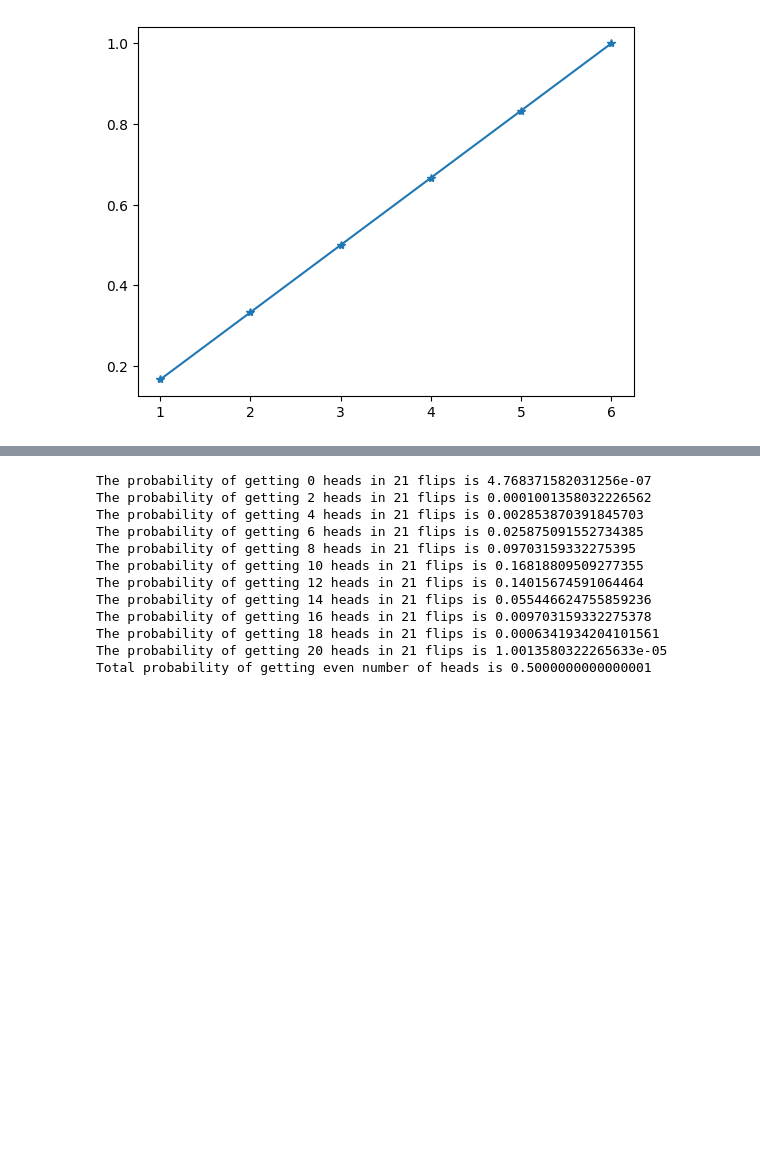
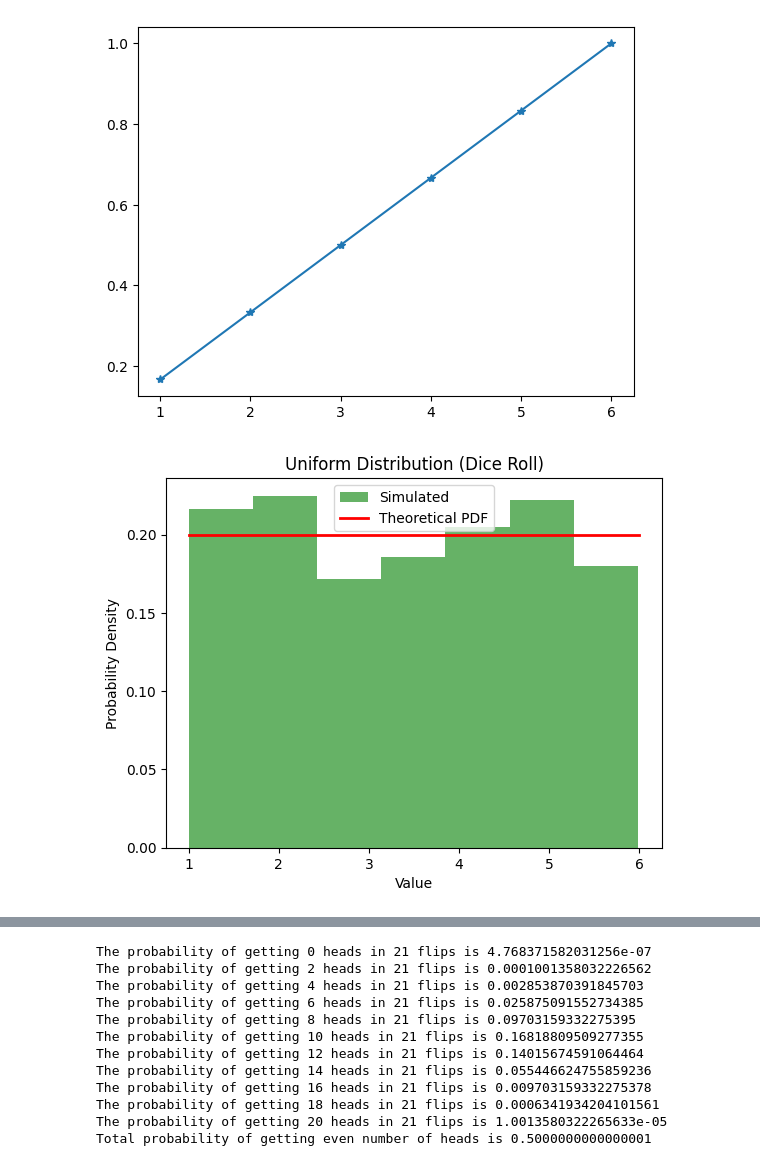
Before and after one commit to milicak/Data_Analysis_Course, a Jupyter notebook: Sample_distributions_mean_median_std.ipynb, the cells around one changed output, grey strips where cells are left out. Saved outputs shown, nothing was run; the diff lists cells and outputs as text; code cells hidden in the pictures; blank space fills up the shorter version.

```diff
--- a/Sample_distributions_mean_median_std.ipynb
+++ b/Sample_distributions_mean_median_std.ipynb
@@ -113,6 +113,33 @@ plt.plot(x,1/len(x)*x,'-*')
 # %% [output]
 [<matplotlib.lines.Line2D at 0x...>]
 [figure]
+# %%
+# prompt: unifort distrubution dice pdf
+
+import numpy as np
+import matplotlib.pyplot as plt
+from scipy.stats import uniform
+
+# Define the parameters of the uniform distribution
+a = 1  # Lower bound
+b = 6  # Upper bound
+
+# Generate random samples from the uniform distribution
+samples = (np.random.uniform(a, b, size=500))
+# Create a histogram of the samples
+plt.hist(samples, bins=7, density=True, alpha=0.6, color='g', label='Simulated')
+# Create the theoretical probability density function (PDF)
+x = np.linspace(a, b, 100)
+pdf = uniform.pdf(x, loc=a, scale=b-a)
+plt.plot(x, pdf, 'r-', lw=2, label='Theoretical PDF')
+
+plt.xlabel('Value')
+plt.ylabel('Probability Density')
+plt.title('Uniform Distribution (Dice Roll)')
+plt.legend()
+plt.show()
+# %% [output]
+[figure, added]
 # %%
 # prompt: unifort distrubution dice pdf
 
```
Also changed, not shown: parts of 13 cells of this notebook.
